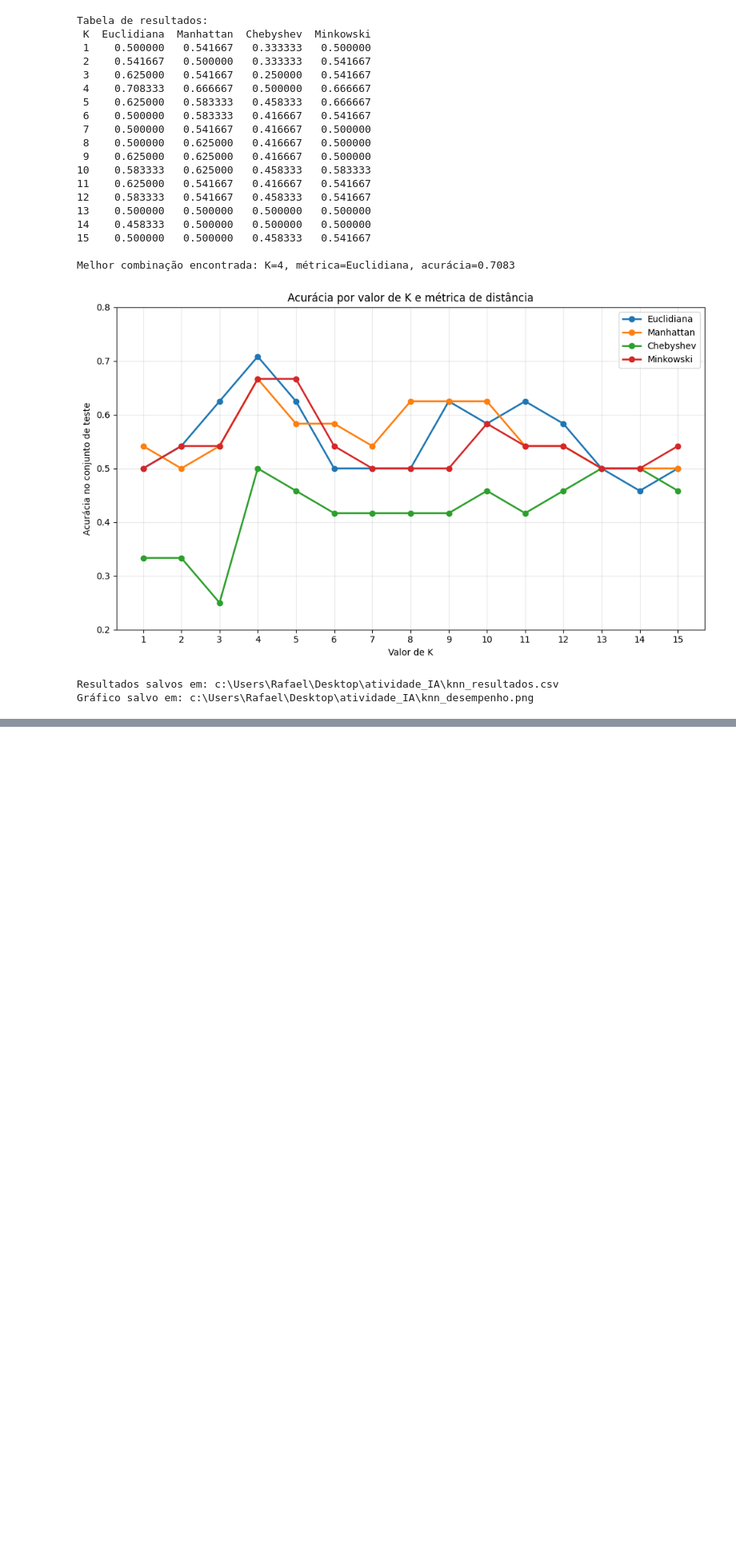
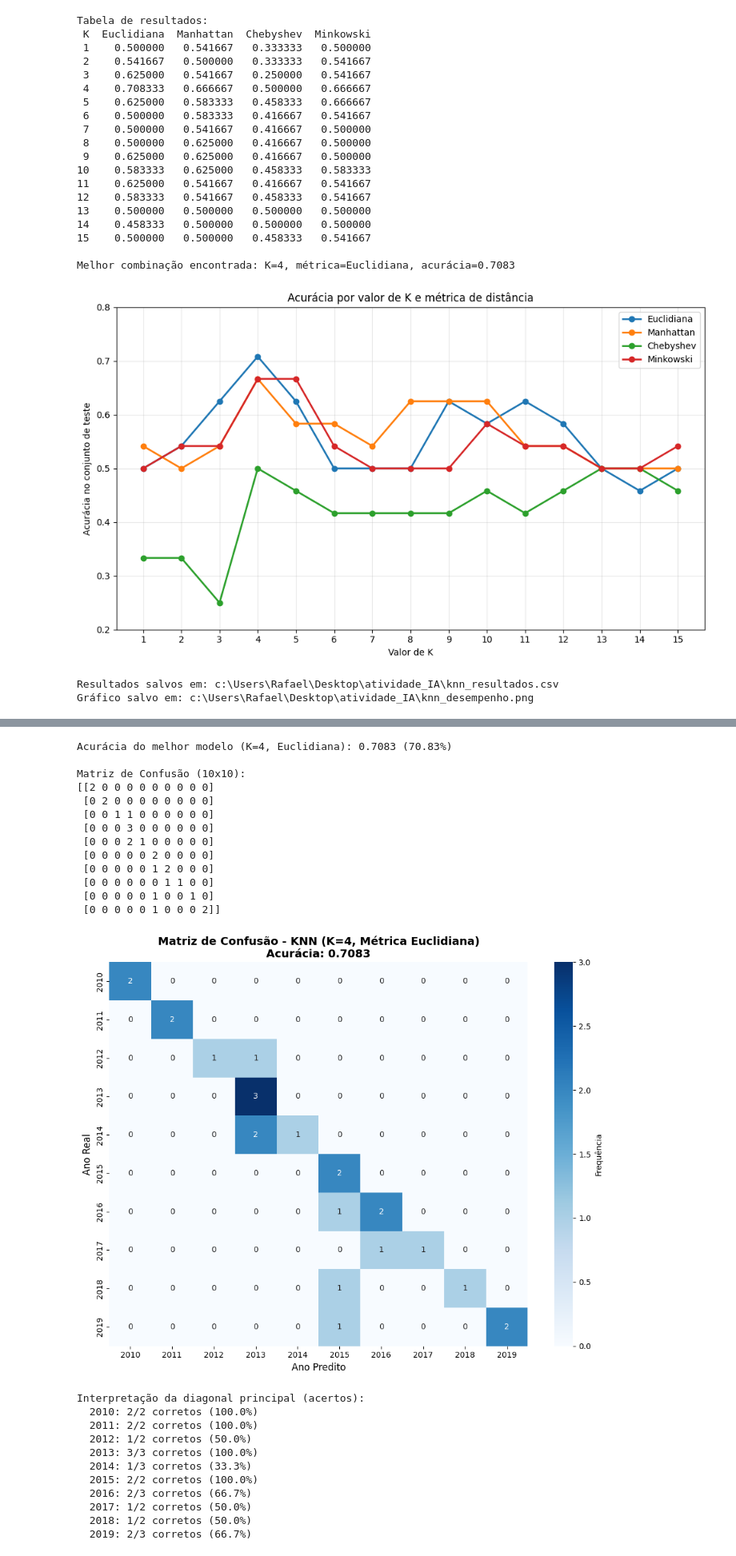
Before and after one commit to RafaelCirn3/atividade_maelso_IA-Dados, a Jupyter notebook: projeto_knn.ipynb, the cells around one changed output, grey strips where cells are left out. Shown at 80% size. Saved outputs shown, nothing was run; the diff lists cells and outputs as text; code cells hidden in the pictures; blank space fills up the shorter version.

Commit message:
Etapa extra de Matriz de confusão + Acurácia

```diff
--- a/projeto_knn.ipynb
+++ b/projeto_knn.ipynb
@@ -334,3 +344,79 @@ Gráfico salvo em: c:\Users\Rafael\Desktop\atividade_IA\knn_desempenho.png
+# %%
+from sklearn.metrics import confusion_matrix, ConfusionMatrixDisplay
+import seaborn as sns
+
+# Treinar o modelo com a melhor configuração encontrada (K=4, Euclidiana)
+preprocessor = build_preprocessor()
+best_classifier = KNeighborsClassifier(n_neighbors=4, metric="euclidean")
+best_model = Pipeline(
+    steps=[
+        ("preprocessor", preprocessor),
+        ("classifier", best_classifier),
+    ]
+)
+
+best_model.fit(train_features, train_target)
+predictions = best_model.predict(test_features)
+
+# Calcular matriz de confusão
+cm = confusion_matrix(test_target, predictions)
+
+# Exibir acurácia
+accuracy = accuracy_score(test_target, predictions)
+print(f"Acurácia do melhor modelo (K=4, Euclidiana): {accuracy:.4f} ({accuracy*100:.2f}%)")
+print(f"\nMatriz de Confusão ({len(cm)}x{len(cm)}):")
+print(cm)
+
+# Visualizar matriz de confusão
+fig, ax = plt.subplots(figsize=(10, 8))
+sns.heatmap(
+    cm,
+    annot=True,
+    fmt="d",
+    cmap="Blues",
+    xticklabels=sorted(test_target.unique()),
+    yticklabels=sorted(test_target.unique()),
+    cbar_kws={"label": "Frequência"},
+    ax=ax
+)
+ax.set_title(f"Matriz de Confusão - KNN (K=4, Métrica Euclidiana)\nAcurácia: {accuracy:.4f}", fontsize=14, fontweight="bold")
+ax.set_xlabel("Ano Predito", fontsize=12)
+ax.set_ylabel("Ano Real", fontsize=12)
+plt.tight_layout()
+plt.show()
+
+print("\nInterpretação da diagonal principal (acertos):")
+for i, year in enumerate(sorted(test_target.unique())):
+    correct = cm[i, i]
+    total = cm[i, :].sum()
+    accuracy_class = correct / total if total > 0 else 0
+    print(f"  {year}: {correct}/{total} corretos ({accuracy_class*100:.1f}%)")
+# %% [output]
+Acurácia do melhor modelo (K=4, Euclidiana): 0.7083 (70.83%)
+
+Matriz de Confusão (10x10):
+[[2 0 0 0 0 0 0 0 0 0]
+ [0 2 0 0 0 0 0 0 0 0]
+ [0 0 1 1 0 0 0 0 0 0]
+ [0 0 0 3 0 0 0 0 0 0]
+ [0 0 0 2 1 0 0 0 0 0]
+ [0 0 0 0 0 2 0 0 0 0]
+ [0 0 0 0 0 1 2 0 0 0]
+ [0 0 0 0 0 0 1 1 0 0]
+ [0 0 0 0 0 1 0 0 1 0]
+ [0 0 0 0 0 1 0 0 0 2]]
+[figure, added]
+Interpretação da diagonal principal (acertos):
+  2010: 2/2 corretos (100.0%)
+  2011: 2/2 corretos (100.0%)
+  2012: 1/2 corretos (50.0%)
+  2013: 3/3 corretos (100.0%)
+  2014: 1/3 corretos (33.3%)
+  2015: 2/2 corretos (100.0%)
+  2016: 2/3 corretos (66.7%)
+  2017: 1/2 corretos (50.0%)
+  2018: 1/2 corretos (50.0%)
+  2019: 2/3 corretos (66.7%)
 # %% [markdown]
 ## Conclusão
 
```
Also changed, not shown: parts of 2 cells of this notebook.
